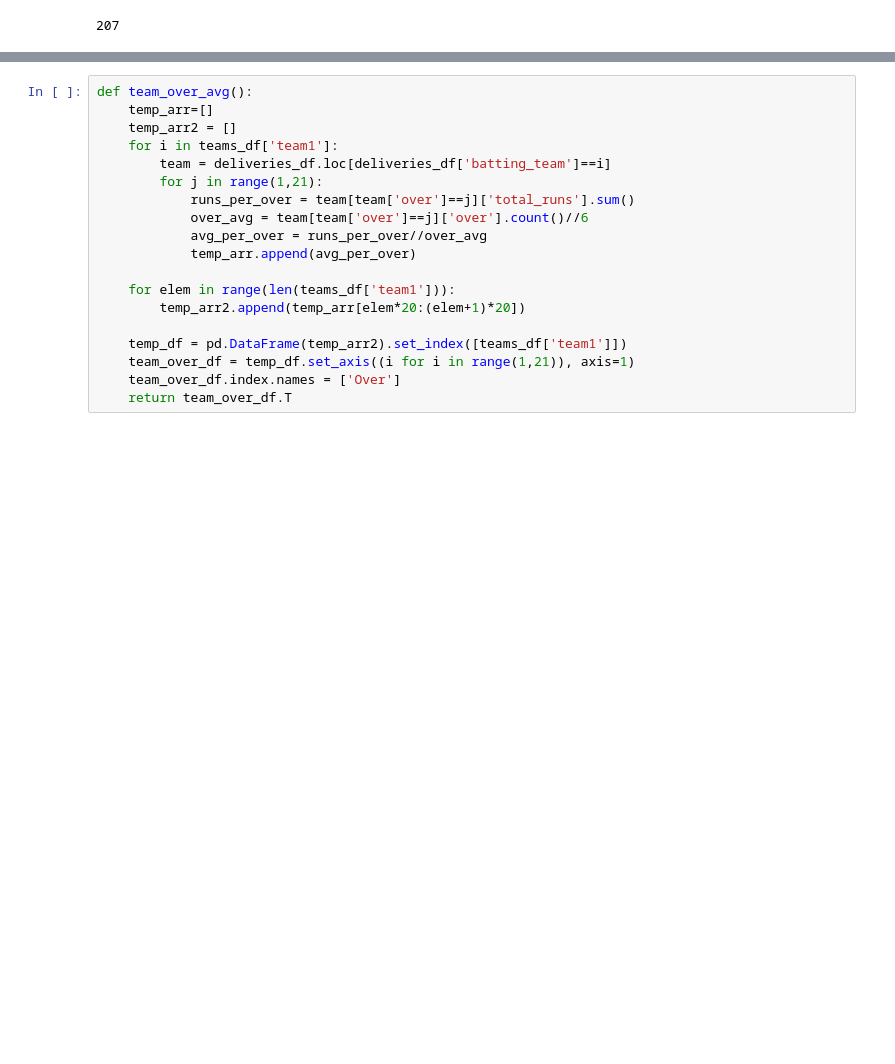
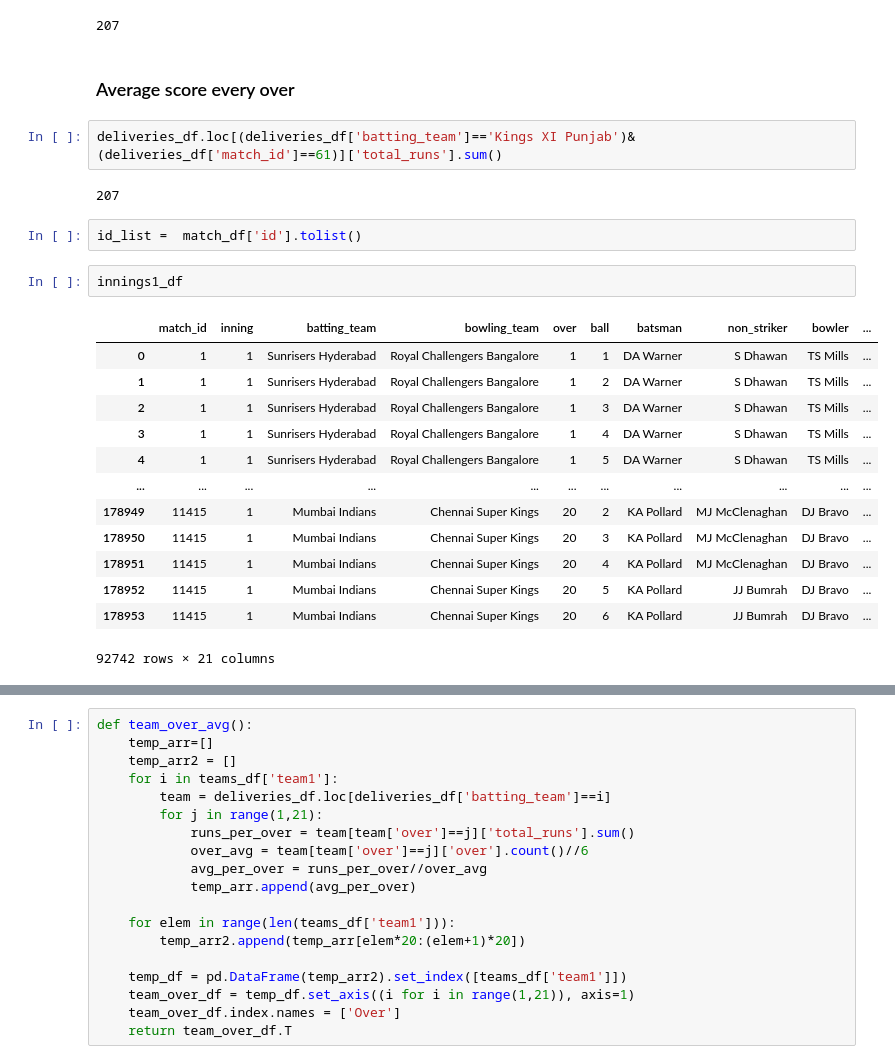
Before and after one commit to Utkarsh736/IPL_Data_Analysis, a Jupyter notebook: Template.ipynb, the cells around one changed output, grey strips where cells are left out. Saved outputs shown, nothing was run; the diff lists cells and outputs as text; blank space fills up the shorter version.

Commit message:
Team score every over

```diff
--- a/Template.ipynb
+++ b/Template.ipynb
@@ -469,3 +459,27 @@ hand_df
 deliveries_df.loc[(deliveries_df['batting_team']=='Kings XI Punjab')&(deliveries_df['match_id']==61)]['total_runs'].sum()
 # %% [output]
 207
+# %% [markdown]
+### Average score every over
+# %%
+deliveries_df.loc[(deliveries_df['batting_team']=='Kings XI Punjab')&(deliveries_df['match_id']==61)]['total_runs'].sum()
+# %% [output]
+207
+# %%
+id_list =  match_df['id'].tolist()
+# %%
+innings1_df
+# %% [output]
+|  | match_id | inning | batting_team | bowling_team | over | ball | batsman | non_striker | bowler | ... |
+| 0 | 1 | 1 | Sunrisers Hyderabad | Royal Challengers Bangalore | 1 | 1 | DA Warner | S Dhawan | TS Mills | ... |
+| 1 | 1 | 1 | Sunrisers Hyderabad | Royal Challengers Bangalore | 1 | 2 | DA Warner | S Dhawan | TS Mills | ... |
+| 2 | 1 | 1 | Sunrisers Hyderabad | Royal Challengers Bangalore | 1 | 3 | DA Warner | S Dhawan | TS Mills | ... |
+| 3 | 1 | 1 | Sunrisers Hyderabad | Royal Challengers Bangalore | 1 | 4 | DA Warner | S Dhawan | TS Mills | ... |
+| 4 | 1 | 1 | Sunrisers Hyderabad | Royal Challengers Bangalore | 1 | 5 | DA Warner | S Dhawan | TS Mills | ... |
+| ... | ... | ... | ... | ... | ... | ... | ... | ... | ... | ... |
+| 178949 | 11415 | 1 | Mumbai Indians | Chennai Super Kings | 20 | 2 | KA Pollard | MJ McClenaghan | DJ Bravo | ... |
+| 178950 | 11415 | 1 | Mumbai Indians | Chennai Super Kings | 20 | 3 | KA Pollard | MJ McClenaghan | DJ Bravo | ... |
+| 178951 | 11415 | 1 | Mumbai Indians | Chennai Super Kings | 20 | 4 | KA Pollard | MJ McClenaghan | DJ Bravo | ... |
+| 178952 | 11415 | 1 | Mumbai Indians | Chennai Super Kings | 20 | 5 | KA Pollard | JJ Bumrah | DJ Bravo | ... |
+| 178953 | 11415 | 1 | Mumbai Indians | Chennai Super Kings | 20 | 6 | KA Pollard | JJ Bumrah | DJ Bravo | ... |
+92742 rows × 21 columns
```
Also changed, not shown: parts of 14 cells of this notebook.
